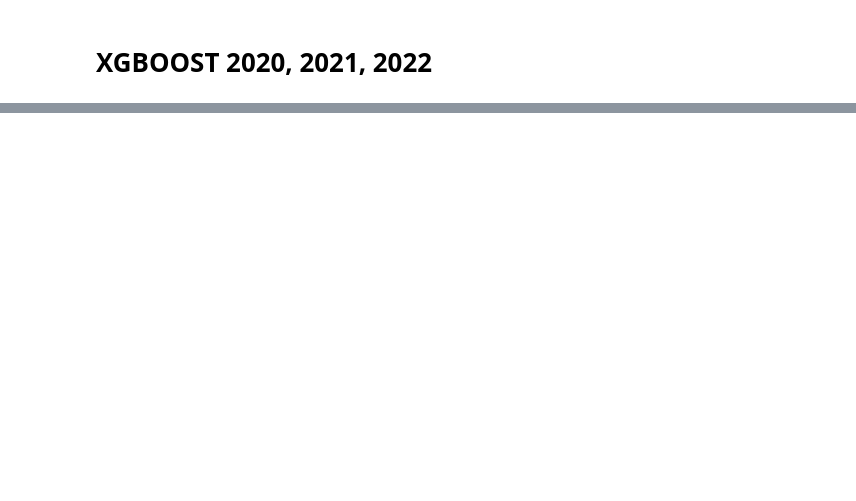
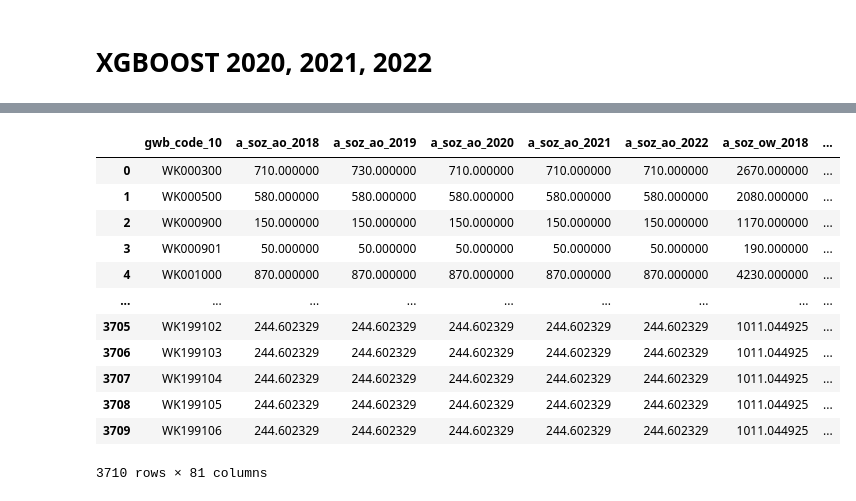
Before and after one commit to semkjaer/capybara1.0, a Jupyter notebook: pred_xg.ipynb, the cells around one changed output, grey strips where cells are left out. Saved outputs shown, nothing was run; the diff lists cells and outputs as text; code cells hidden in the pictures; blank space fills up the shorter version.

```diff
--- a/pred_xg.ipynb
+++ b/pred_xg.ipynb
@@ -46,16 +40,0 @@ NameError: name 'pd' is not defined
-# %%
-import pandas as pd
-import xgboost as xgb
-import numpy as np
-from sklearn.model_selection import train_test_split
-from sklearn.metrics import mean_squared_error, r2_score
-
-kwb_20 = pd.read_excel('./data/kwb-2020.xls')
-zorg21 = pd.read_csv('./data/zorg21.csv')
-zorg22 = pd.read_csv('./data/zorg22.csv')
-kwb_20 = kwb_20[['gwb_code_10', 'p_jz_tn']]
-zorg21 = zorg21[['Wijken', 'p_jz_tn']]
-zorg22 = zorg22[['Wijken', 'p_jz_tn']]
-df = pd.merge(kwb_20, zorg21, left_on='gwb_code_10', right_on='Wijken', how='inner')
-df = pd.merge(df, zorg22, on='Wijken', how='inner')
-df.columns = ['gwb_code_10', 'p_jz_tn_20', 'Wijken', 'p_jz_tn_21', 'p_jz_tn_22']
@@ -102,0 +89,30 @@ Index(['a_inw_2013', 'a_man_2013', 'a_vrouw_2013', 'a_geb_2013', 'a_ste_2013',
+# %%
+from IPython.display import display
+
+cols = sorted(dfs.columns)
+cols.remove("gwb_code_10")
+cols = ["gwb_code_10"] + cols
+dfs = dfs[cols]
+
+for x in dfs.columns:
+    if "2018" in x:
+        dfs[x] = dfs[x].fillna(dfs[x].mean())
+
+dfs = dfs.ffill(axis='columns')
+dfs = dfs.apply(pd.to_numeric, errors='ignore')
+
+display(dfs)
+# %% [output]
+|  | gwb_code_10 | a_soz_ao_2018 | a_soz_ao_2019 | a_soz_ao_2020 | a_soz_ao_2021 | a_soz_ao_2022 | a_soz_ow_2018 | ... |
+| 0 | WK000300 | 710.000000 | 730.000000 | 710.000000 | 710.000000 | 710.000000 | 2670.000000 | ... |
+| 1 | WK000500 | 580.000000 | 580.000000 | 580.000000 | 580.000000 | 580.000000 | 2080.000000 | ... |
+| 2 | WK000900 | 150.000000 | 150.000000 | 150.000000 | 150.000000 | 150.000000 | 1170.000000 | ... |
+| 3 | WK000901 | 50.000000 | 50.000000 | 50.000000 | 50.000000 | 50.000000 | 190.000000 | ... |
+| 4 | WK001000 | 870.000000 | 870.000000 | 870.000000 | 870.000000 | 870.000000 | 4230.000000 | ... |
+| ... | ... | ... | ... | ... | ... | ... | ... | ... |
+| 3705 | WK199102 | 244.602329 | 244.602329 | 244.602329 | 244.602329 | 244.602329 | 1011.044925 | ... |
+| 3706 | WK199103 | 244.602329 | 244.602329 | 244.602329 | 244.602329 | 244.602329 | 1011.044925 | ... |
+| 3707 | WK199104 | 244.602329 | 244.602329 | 244.602329 | 244.602329 | 244.602329 | 1011.044925 | ... |
+| 3708 | WK199105 | 244.602329 | 244.602329 | 244.602329 | 244.602329 | 244.602329 | 1011.044925 | ... |
+| 3709 | WK199106 | 244.602329 | 244.602329 | 244.602329 | 244.602329 | 244.602329 | 1011.044925 | ... |
+3710 rows × 81 columns
```
Also changed, not shown: parts of 9 cells of this notebook, 10 other files.
